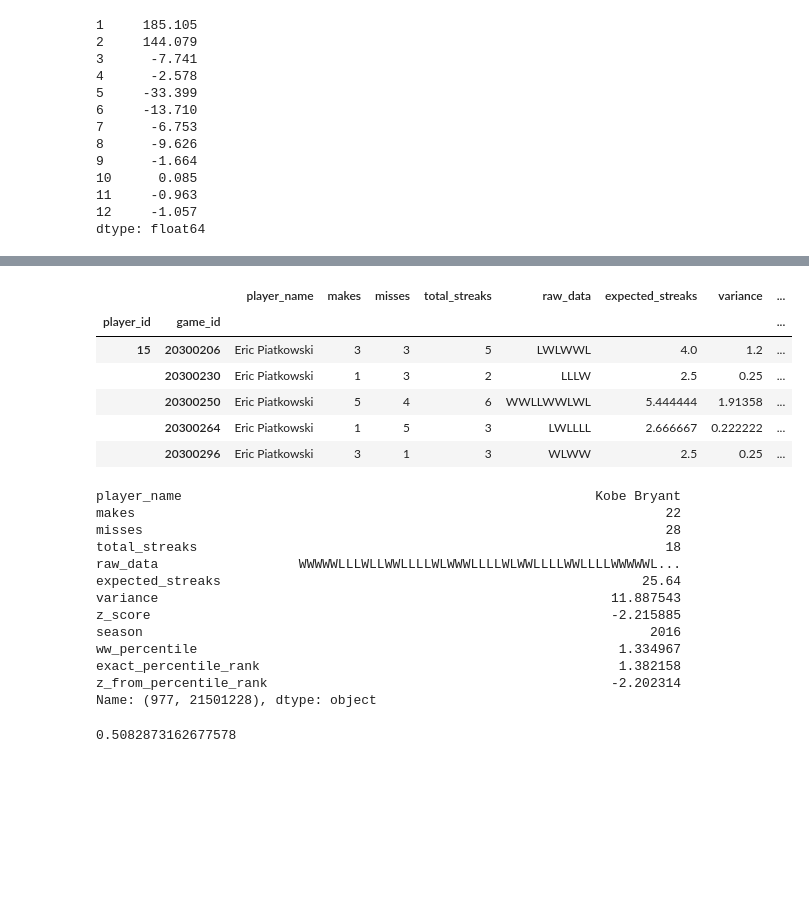
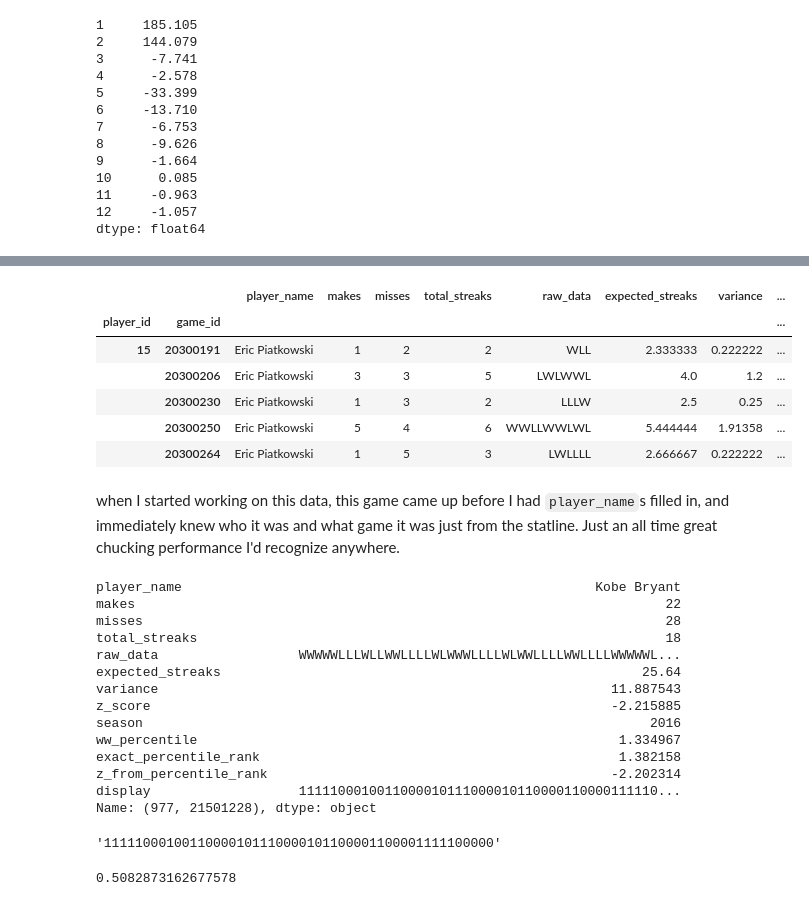
Before and after one commit to csdurfee/hot_hand, a Jupyter notebook: all_time_streaks.ipynb, the cells around one changed output, grey strips where cells are left out. Drawn from its saved outputs; the diff is of its cells as text; code cells hidden in the pictures; blank space fills up the shorter version.

```diff
--- a/all_time_streaks.ipynb
+++ b/all_time_streaks.ipynb
@@ -13,2 +15,2 @@ mpl_style(dark=True)
 # %%
-all_seasons = season_streaks.get_all_seasons()
+all_player_games = season_streaks.get_all_player_games()
@@ -92,0 +57,2 @@ all_seasons[(all_seasons.total_streaks == 2) &
+# %%
+all_player_games['display'] = all_player_games.raw_data.str.replace("W", "1").str.replace("L", "0")
@@ -303,15 +382,17 @@ _out = plt.title("miss streaks")
 # %%
-all_seasons.head()
+all_player_games.head()
 # %% [output]
 |  |  | player_name | makes | misses | total_streaks | raw_data | expected_streaks | variance | ... |
 | player_id | game_id |  |  |  |  |  |  |  | ... |
-| 15 | 20300206 | Eric Piatkowski | 3 | 3 | 5 | LWLWWL | 4.0 | 1.2 | ... |
+| 15 | 20300191 | Eric Piatkowski | 1 | 2 | 2 | WLL | 2.333333 | 0.222222 | ... |
+|  | 20300206 | Eric Piatkowski | 3 | 3 | 5 | LWLWWL | 4.0 | 1.2 | ... |
 |  | 20300230 | Eric Piatkowski | 1 | 3 | 2 | LLLW | 2.5 | 0.25 | ... |
 |  | 20300250 | Eric Piatkowski | 5 | 4 | 6 | WWLLWWLWL | 5.444444 | 1.91358 | ... |
 |  | 20300264 | Eric Piatkowski | 1 | 5 | 3 | LWLLLL | 2.666667 | 0.222222 | ... |
-|  | 20300296 | Eric Piatkowski | 3 | 1 | 3 | WLWW | 2.5 | 0.25 | ... |
+# %% [markdown]
+when I started working on this data, this game came up before I had `player_name`s filled in, and immediately knew who it was and what game it was just from the statline. Just an all time great chucking performance I'd recognize anywhere.
 # %%
-all_seasons.loc[all_seasons.expected_streaks.idxmax()]
+all_player_games.loc[all_player_games.expected_streaks.idxmax()]
 # %% [output]
 player_name                                                     Kobe Bryant
 makes                                                                    22
@@ -325,5 +406,10 @@ season                                                                 2016
 ww_percentile                                                      1.334967
 exact_percentile_rank                                              1.382158
 z_from_percentile_rank                                            -2.202314
+display                   1111100010011000010111000010110000110000111110...
 Name: (977, 21501228), dtype: object
+# %%
+all_player_games.loc[all_player_games.expected_streaks.idxmax()].display
+# %% [output]
+'11111000100110000101110000101100001100001111100000'
 # %%
```
Also changed, not shown: parts of 150 cells of this notebook, 3 other files.
